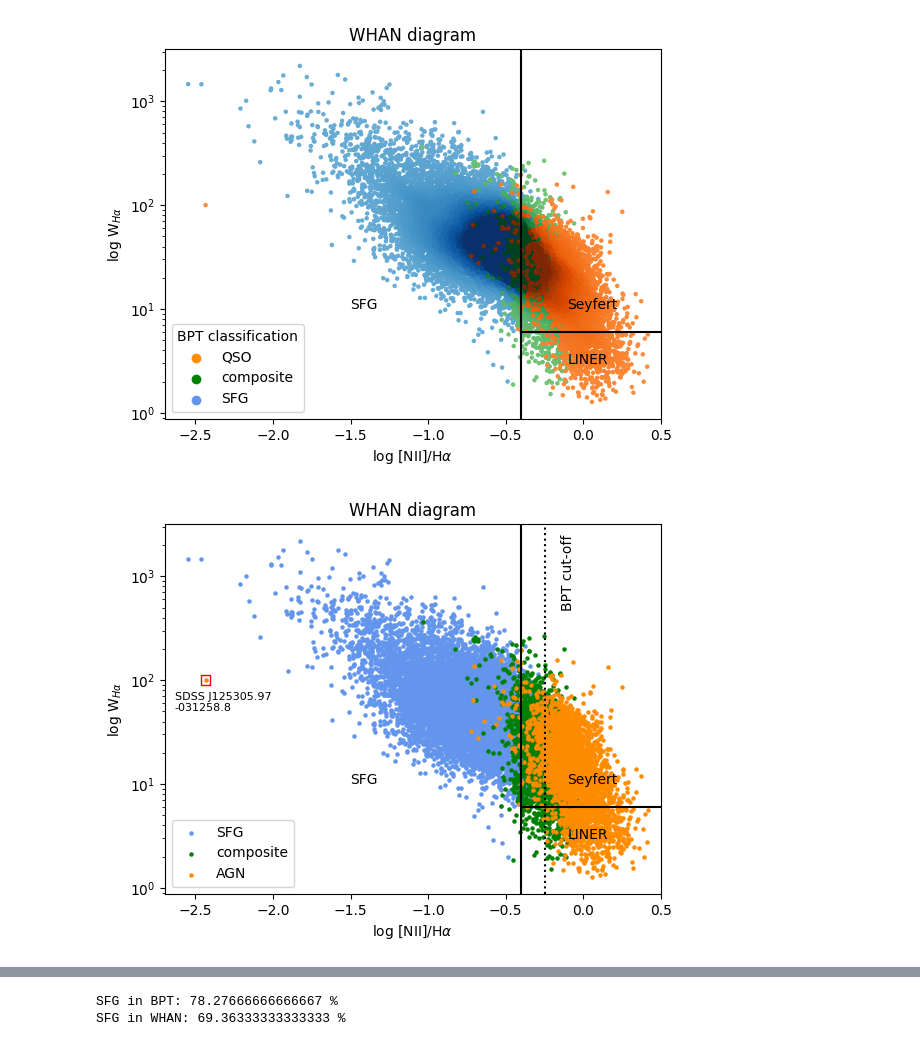
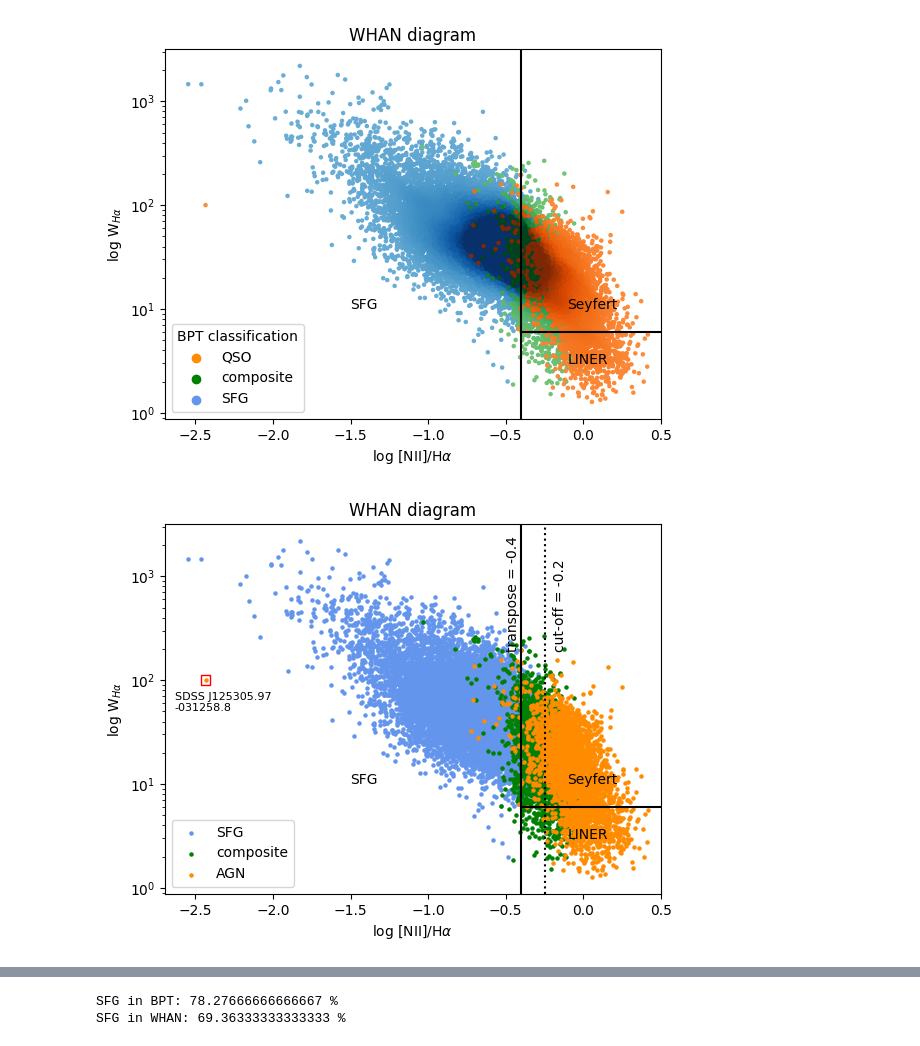
Before and after one commit to ridha-mm/intro-agn, a Jupyter notebook: final-project/agn-class.ipynb, the cells around one changed output, grey strips where cells are left out. Saved outputs shown, nothing was run; the diff lists cells and outputs as text; code cells hidden in the pictures.

```diff
--- a/final-project/agn-class.ipynb
+++ b/final-project/agn-class.ipynb
@@ -139,12 +139,12 @@ axs[0].set_ylabel(r"log[OIII]/H$\beta$")
 # division lines as a function to make it single valued in our limits
 
 def kauffman(x):
-    ## -0.17 was calculated for a y of -1.5
-    return [0.61/(i-0.05) + 1.3 if (i < -0.17) else -np.inf for i in x]
+    ## x lim was calculated for a y of -1.5
+    return [0.61/(i-0.05) + 1.3 if (i < (0.61/(-1.5-1.3))+0.05) else -np.inf for i in x]
 
 def kewley(x):
-   ## -0.24 was calculated for a y of -1.5
-   return [0.61/(i-0.47) + 1.19 if (i < 0.24) else -np.inf for i in x]
+   ## x lim was calculated for a y of -1.5
+   return [0.61/(i-0.47) + 1.19 if (i < (0.61/(-1.5-1.19))+0.47) else -np.inf for i in x]
 
 axs[1].plot(x, kauffman(x), label="Kauffmann")
 axs[1].plot(x, kewley(x), label="Kewley")
@@ -165,12 +165,9 @@ fig.savefig('bpt_division.pdf', dpi=100);
 # %%
 # BPT classification
 
-def bpt_classifier(df,
-                   xline: str = 'nii_6584_flux',
-                   yline: str = 'oiii_5007_flux'
-                   ):
-    df['x_BPT'] = np.log10(df[xline]/df['h_alpha_flux'])
-    df['y_BPT'] = np.log10(df[yline]/df['h_beta_flux'])
+def bpt_classifier(df):
+    df['x_BPT'] = np.log10(df['nii_6584_flux']/df['h_alpha_flux'])
+    df['y_BPT'] = np.log10(df['oiii_5007_flux']/df['h_beta_flux'])
     df['class_Kauffmann'] = np.where((df['y_BPT'] <= kauffman(df['x_BPT'])), "SFG", "QSO")
     df['class_Kewley'] = np.where((df['y_BPT'] <= kewley(df['x_BPT'])), "SFG", "QSO")
     df['class_BPT'] = np.where(((df['class_Kauffmann']=='SFG')&(df['class_Kewley']=='SFG')), "SFG",
@@ -178,10 +175,7 @@ def bpt_classifier(df,
                                             "composite"))
     return df
 
-def bpt_plt(df,
-            xtitle: str= r"log [NII]$\lambda$6584/H$\alpha$",
-            ytitle: str = r"log [OIII]$\lambda$5007/H$\beta$"
-            ):
+def bpt_plt(df):
 
     fig = plt.figure()
 
@@ -214,8 +208,11 @@ def bpt_plt(df,
     plt.title('BPT diagram')
     plt.legend((scatter3, scatter2, scatter1), ["QSO", "composite", "SFG"],
               loc='lower left', title="BPT classification", fontsize='medium')
-    plt.ylabel(ytitle, fontsize=12)
-    plt.xlabel(xtitle, fontsize=12)
+    plt.xlabel(r"log [NII]$\lambda$6584/H$\alpha$", fontsize=12)
+    plt.ylabel(r"log [OIII]$\lambda$5007/H$\beta$", fontsize=12)
     plt.subplots_adjust(hspace=.0)
 
     return fig
+# %%
+gal = bpt_classifier(gal)
+gal['class_BPT'].value_counts()[2]/300
@@ -351,38 +446,39 @@ class_dict = {'SFG': 'cornflowerblue',
               'composite': 'green',
               'AGN': 'darkorange'
               }
 
 for class_gal in class_dict.keys():
     df_sub = df[df['class_BPT'] == class_gal]
     x_sub = df_sub['x_BPT']
     y_sub = df_sub['y_WHAN']
     plt.scatter(x_sub, y_sub, c=class_dict[class_gal], s=5, label=class_gal)
     if class_gal=='SFG':
         plt.axvline(np.max(df_sub['x_BPT']), ls=':', color='black')
-        plt.annotate('BPT cut-off', xy=(np.max(df_sub['x_BPT'])+0.1,500), rotation=90, color='black')
+        plt.annotate(f"cut-off = {np.max(df_sub['x_BPT']):.1f}", xy=(np.max(df_sub['x_BPT'])+0.05,200), rotation=90, color='black')
 
 plt.axvline(x=-0.4, color='black')
+plt.annotate("transpose = -0.4", xy=(-0.4-0.1,200), rotation=90, color='black')
 plt.hlines(y=6, xmin=-0.4, xmax=0.5, color='black')
-plt.annotate('Seyfert', xy=(-0.1,10), color='black')
-plt.annotate('LINER', xy=(-0.1,3), color='black')
-plt.annotate('SFG', xy=(-1.5,10), color='black')
+plt.annotate("Seyfert", xy=(-0.1,10), color='black')
+plt.annotate("LINER", xy=(-0.1,3), color='black')
+plt.annotate("SFG", xy=(-1.5,10), color='black')
 plt.yscale('log')
 plt.xlim(right=0.5)
 
 #df_sub = df[df['group_WHAN'] == 'lineless']
 #plt.scatter(df_sub['x_BPT'], df_sub['y_WHAN'], ec='red', fc='None', marker='o', s=50, label='uncertain')
 
 df_sub = df[(df.class_BPT =='AGN') & (df.subclass_WHAN=='SFG') & (df.x_BPT<-2)]
 plt.scatter(df_sub['x_BPT'], df_sub['y_WHAN'], ec='red', fc='None', marker='s', s=50)
 plt.annotate('SDSS J125305.97\n-031258.8', xy=(df_sub['x_BPT']-0.2, df_sub['y_WHAN']-50), color='black', fontsize=8)
 
 plt.xlabel(r"log [NII]/H$\alpha$")
 plt.ylabel(r"log W$_{H\alpha}$")
 plt.title("WHAN diagram")
 plt.legend()
 plt.savefig('whan_annotated.pdf', dpi=100);
 # %% [output]
-[figure, old version]
+[figure, new version]
 # %%
 gal[(gal.class_WHAN =='uncertain')]
 # %% [output]
```
Also changed, not shown: parts of 26 cells of this notebook, 22 other files.
